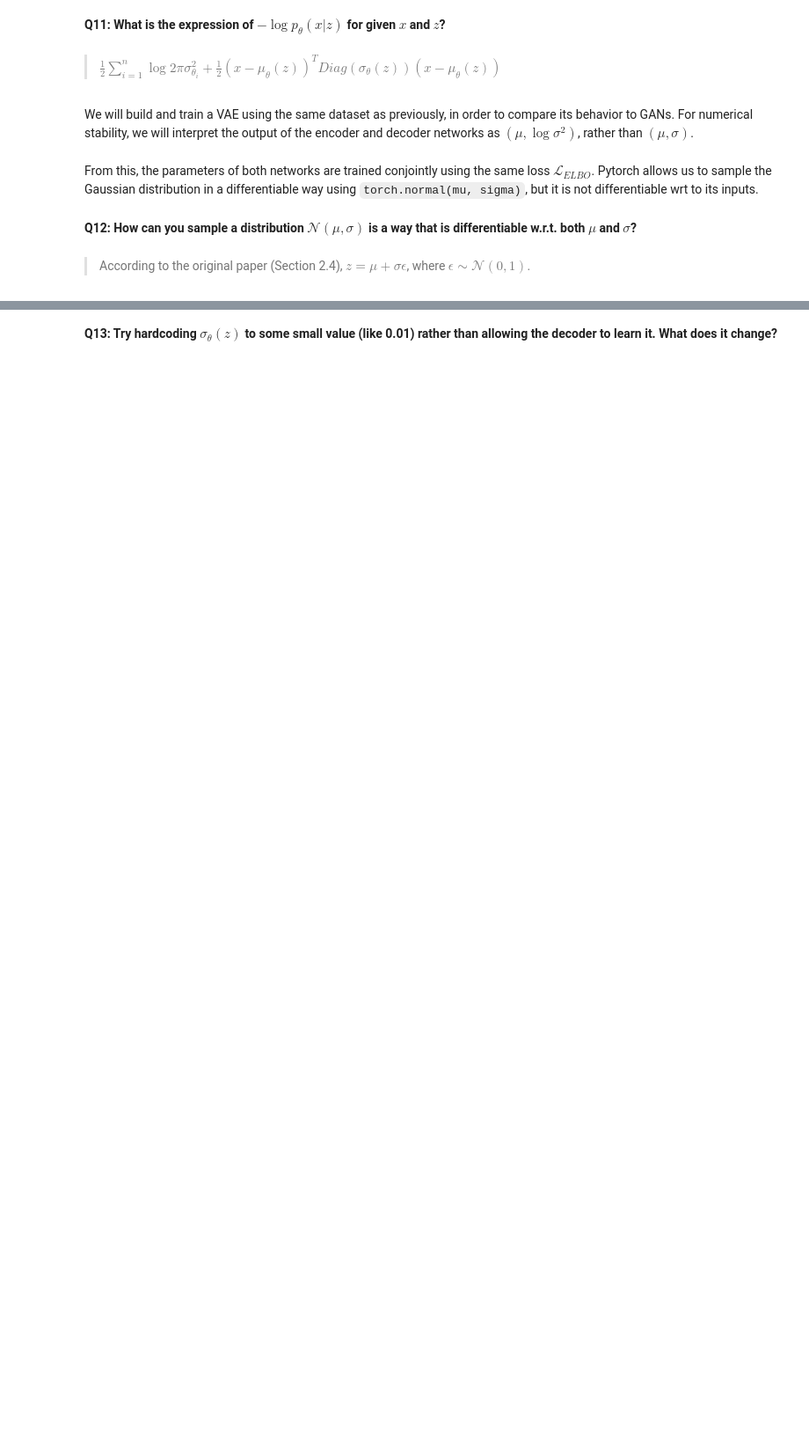
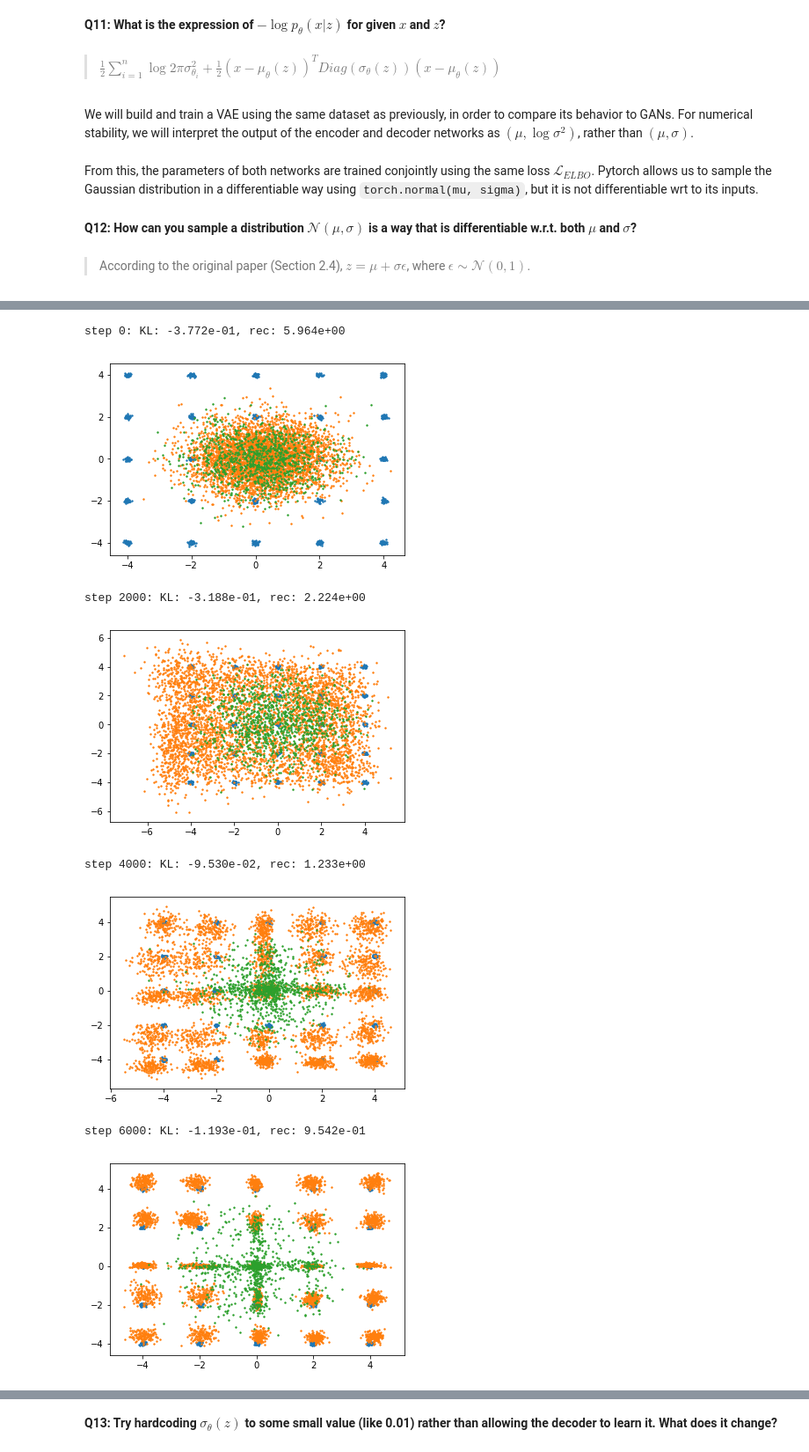
Before and after one commit to plguhur/MVA, a Jupyter notebook: DeepLearningInPractice/TD-GAN-VAE.ipynb, the cells around one changed output, grey strips where cells are left out. Shown at 88% size. Drawn from its saved outputs; the diff is of its cells as text; code cells hidden in the pictures; blank space fills up the shorter version.

```diff
--- a/DeepLearningInPractice/TD-GAN-VAE.ipynb
+++ b/DeepLearningInPractice/TD-GAN-VAE.ipynb
@@ -472,0 +477,7 @@ for i in range(N_ITER):
+# %%
+encoder = Encoder()
+optim_enc = torch.optim.Adam(encoder.parameters(), lr=0.001, betas=(0.5,0.9))
+decoder = Decoder()
+optim_dec = torch.optim.Adam(decoder.parameters(), lr=0.005, betas=(0.5,0.9))
+train_vae(encoder, decoder, optim_enc, optim_dec)
+# %% [output]
@@ -472,0 +485,8 @@ for i in range(N_ITER):
+step 0: KL: -3.772e-01, rec: 5.964e+00
+[figure, added]
+step 2000: KL: -3.188e-01, rec: 2.224e+00
+[figure, added]
+step 4000: KL: -9.530e-02, rec: 1.233e+00
+[figure, added]
+step 6000: KL: -1.193e-01, rec: 9.542e-01
+[figure, added]
```
Also changed, not shown: parts of 12 cells of this notebook.
